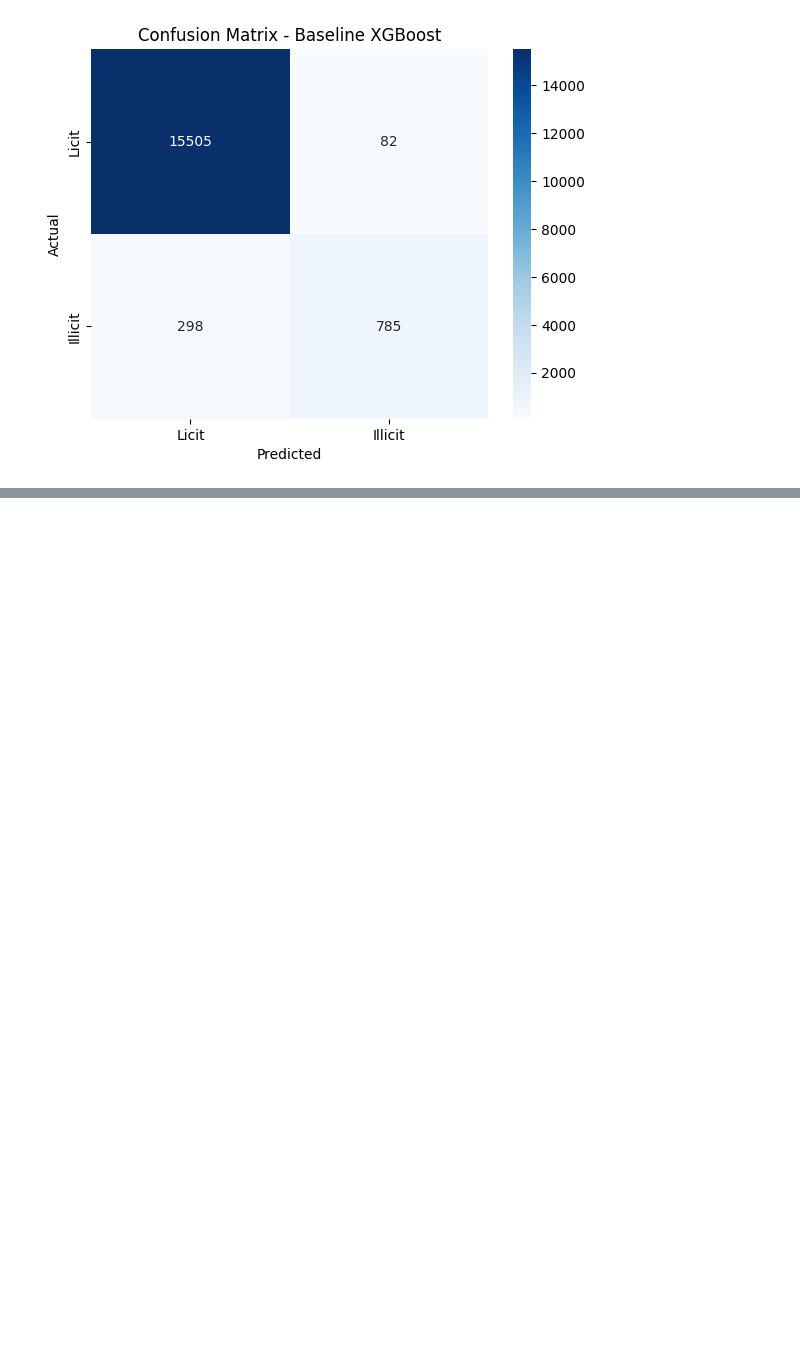
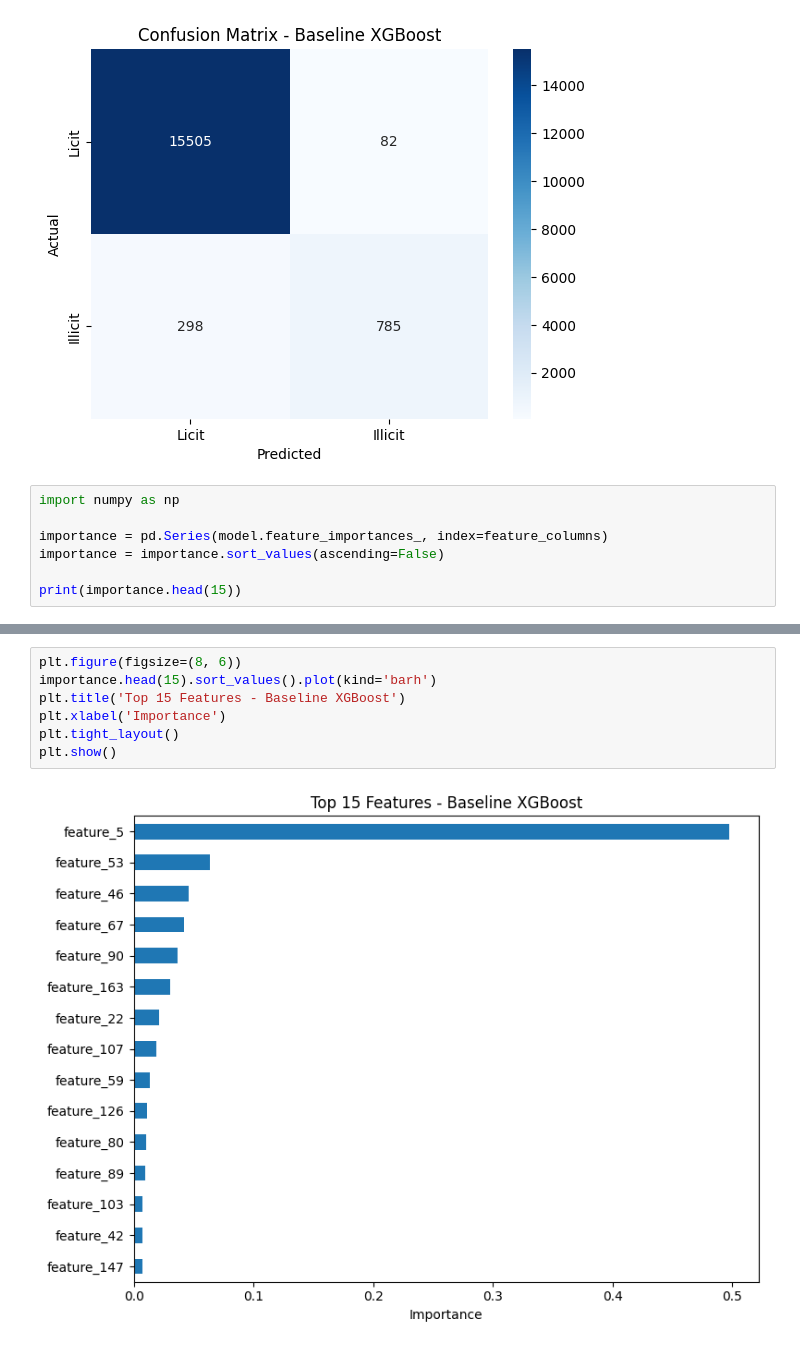
Before and after one commit to ihellybprajapati829/money-laundry-detection, a Jupyter notebook: notebooks/baseline_model.ipynb, the cells around one changed output, grey strips where cells are left out. Drawn from its saved outputs; the diff is of its cells as text; blank space fills up the shorter version.

```diff
--- a/notebooks/baseline_model.ipynb
+++ b/notebooks/baseline_model.ipynb
@@ -76,3 +76,10 @@ plt.show()
    macro avg       0.94      0.86      0.90     16670
 weighted avg       0.98      0.98      0.98     16670
 [figure]
+# %%
+import numpy as np
+
+importance = pd.Series(model.feature_importances_, index=feature_columns)
+importance = importance.sort_values(ascending=False)
+
+print(importance.head(15))
@@ -78,0 +103,9 @@ weighted avg       0.98      0.98      0.98     16670
+# %%
+plt.figure(figsize=(8, 6))
+importance.head(15).sort_values().plot(kind='barh')
+plt.title('Top 15 Features - Baseline XGBoost')
+plt.xlabel('Importance')
+plt.tight_layout()
+plt.show()
+# %% [output]
+[figure, added]
```
Also changed, not shown: parts of 4 cells of this notebook.
